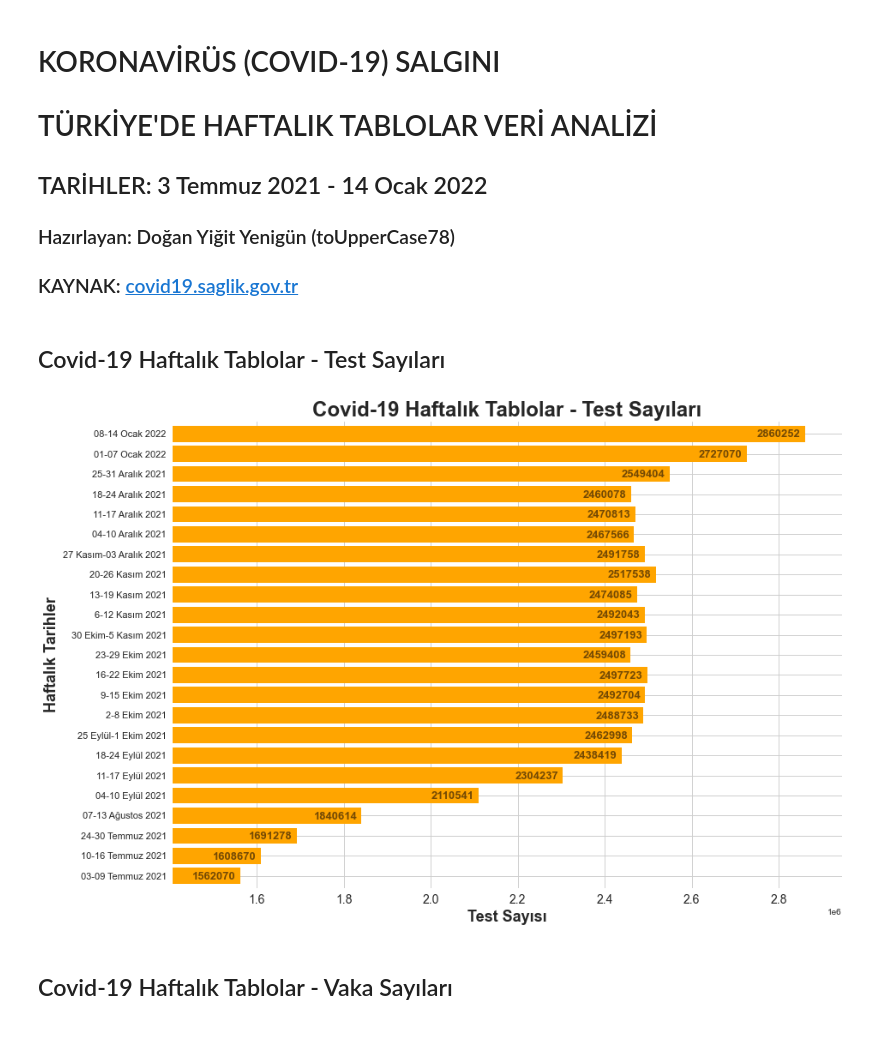
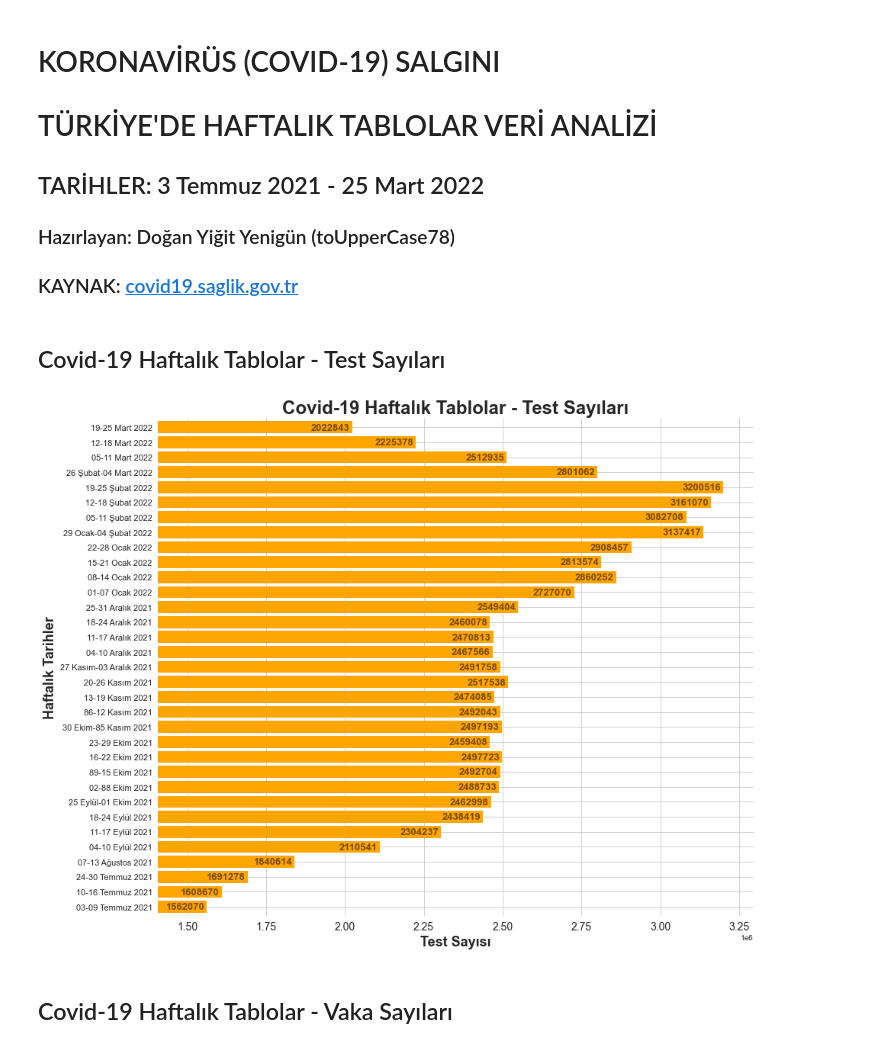
Before and after one commit to toUpperCase78/covid19-turkiye, a Jupyter notebook: Covid-19 Türkiye Haftalık Tablo Analiz.ipynb, the cells around one changed output. Saved outputs shown, nothing was run; the diff lists cells and outputs as text; code cells hidden in the pictures.

```diff
--- a/Covid-19 Türkiye Haftalık Tablo Analiz.ipynb
+++ b/Covid-19 Türkiye Haftalık Tablo Analiz.ipynb
@@ -3,7 +3,7 @@
 
 # TÜRKİYE'DE HAFTALIK TABLOLAR VERİ ANALİZİ
 
-## TARİHLER: 3 Temmuz 2021 - 14 Ocak 2022
+## TARİHLER: 3 Temmuz 2021 - 25 Mart 2022
 
 ### Hazırlayan: Doğan Yiğit Yenigün (toUpperCase78)
 
@@ -20,22 +20,22 @@ covid19haftalik = pd.read_csv('covid_19_Turkiye_Haftalik_Tablo.csv')
 # %%
 testSayilar = covid19haftalik['Test']
 plt.style.use('seaborn')
 plt.rcParams['axes.facecolor'] = '#ffffff'
 plt.rcParams['axes.edgecolor'] = '#eeeeee'
-plt.figure(figsize=(14,10))
-plt.axis([testSayilar.min()*0.90, testSayilar.max()*1.03, -0.6, 22.6])
+plt.figure(figsize=(14,12))
+plt.axis([testSayilar.min()*0.90, testSayilar.max()*1.03, -0.6, 32.6])
 plt.barh(covid19haftalik['Tarih'], testSayilar, color='orange')
 for i in range(len(covid19haftalik)):
-    plt.text(testSayilar.iloc[i]-110000, i-0.18, testSayilar.iloc[i], fontsize=13, fontweight='bold', color='#734905')
+    plt.text(testSayilar.iloc[i]-130000, i-0.18, testSayilar.iloc[i], fontsize=13, fontweight='bold', color='#734905')
 plt.title('Covid-19 Haftalık Tablolar - Test Sayıları', fontsize=24, fontweight='bold')
 plt.xlabel('Test Sayısı', fontsize=18, fontweight='bold')
 plt.ylabel('Haftalık Tarihler', fontsize=18, fontweight='bold')
 plt.xticks(fontsize=14)
 plt.yticks(fontsize=11)
 plt.grid(visible=True, color='#cfcfcf')
 plt.show()
 # %% [output]
-[figure, old version]
+[figure, new version]
 # %% [markdown]
 ## Covid-19 Haftalık Tablolar - Vaka Sayıları
 # %%
```
Also changed, not shown: parts of 12 cells of this notebook.
